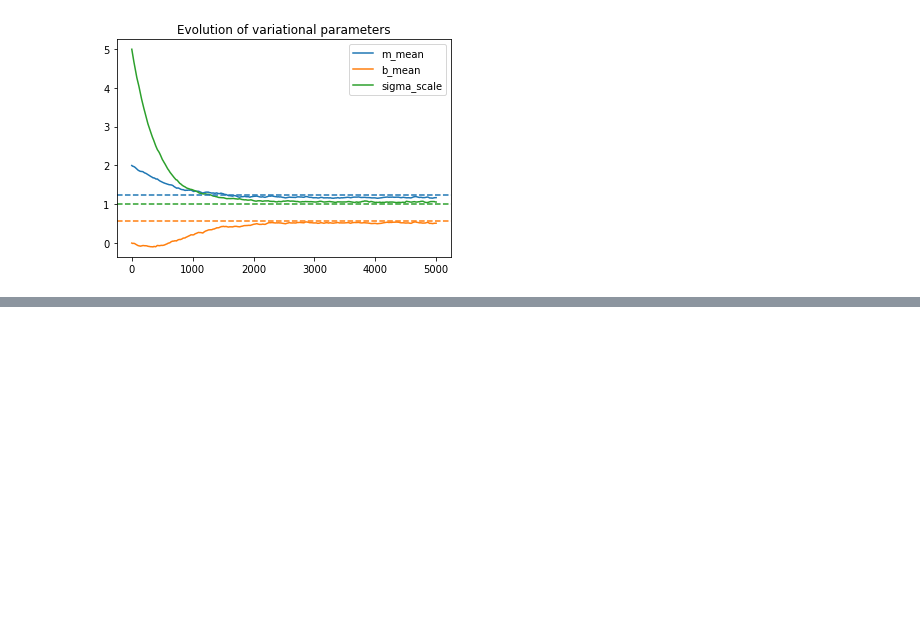
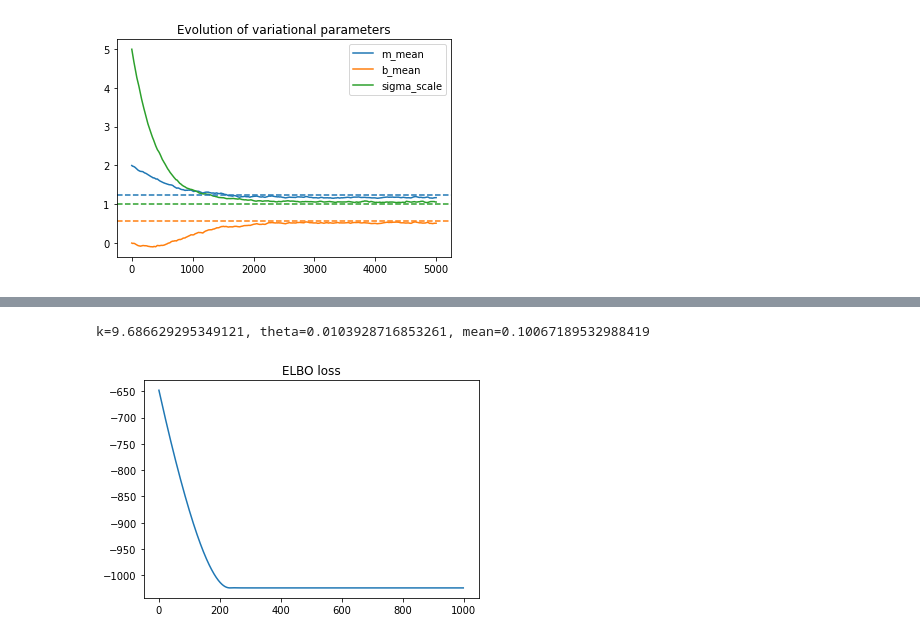
Before and after one commit to ecotner/pytorch-tutorial, a Jupyter notebook: pyro/02_inference.ipynb, the cells around one changed output, grey strips where cells are left out. Cells and saved outputs as stored; diff of their text form; code cells hidden in the pictures; blank space fills up the shorter version.

Commit message:
added noisy exponential regression example

```diff
--- a/pyro/02_inference.ipynb
+++ b/pyro/02_inference.ipynb
@@ -260,0 +312,51 @@ plt.show()
+# %%
+## Generate dataset
+K, THETA = 10, 0.01
+y0 = 1
+Y = [y0]
+for t in range(500):
+    y0 = (1 + random.gammavariate(K, THETA))*y0
+    Y.append(y0)
+Y = torch.tensor(Y)
+
+pyro.enable_validation(True)
+pyro.clear_param_store()
+model = RegressionModel(0.1, 0.1)
+svi = pyro.infer.SVI(
+    model=model.model,
+    guide=model.guide,
+    optim=pyro.optim.Adam({"lr": 1e-2, "betas": (0.9, 0.9)}),
+    loss=pyro.infer.Trace_ELBO()
+)
+
+num_steps = 1000
+pbar = tqdm.notebook.tqdm(total=num_steps, mininterval=1)
+loss = []
+ps = pyro.get_param_store()
+params = {k: [] for k in ['k', 'theta']}
+alpha = 0.99
+for _ in range(num_steps):
+    loss.append(svi.step(Y))
+    for k in ps.keys():
+        params[k].append(ps[k].item())
+    try:
+        avg_loss = alpha * avg_loss + (1-alpha) * loss[-1]
+    except:
+        avg_loss = loss[-1]
+    pbar.set_description(f"loss={avg_loss: 5.2e}")
+    pbar.update()
+pbar.close()
+# %%
+k = params['k'][-1]
+theta = params['theta'][-1]
+mean = k*theta
+print(f"k={k}, theta={theta}, mean={mean}")
+# %% [output]
+k=9.686629295349121, theta=0.0103928716853261, mean=0.10067189532988419
+# %%
+plt.plot(loss)
+plt.title("ELBO loss")
+plt.yscale('linear')
+plt.show()
+# %% [output]
+[figure, added]
```
Also changed, not shown: parts of 7 cells of this notebook.
